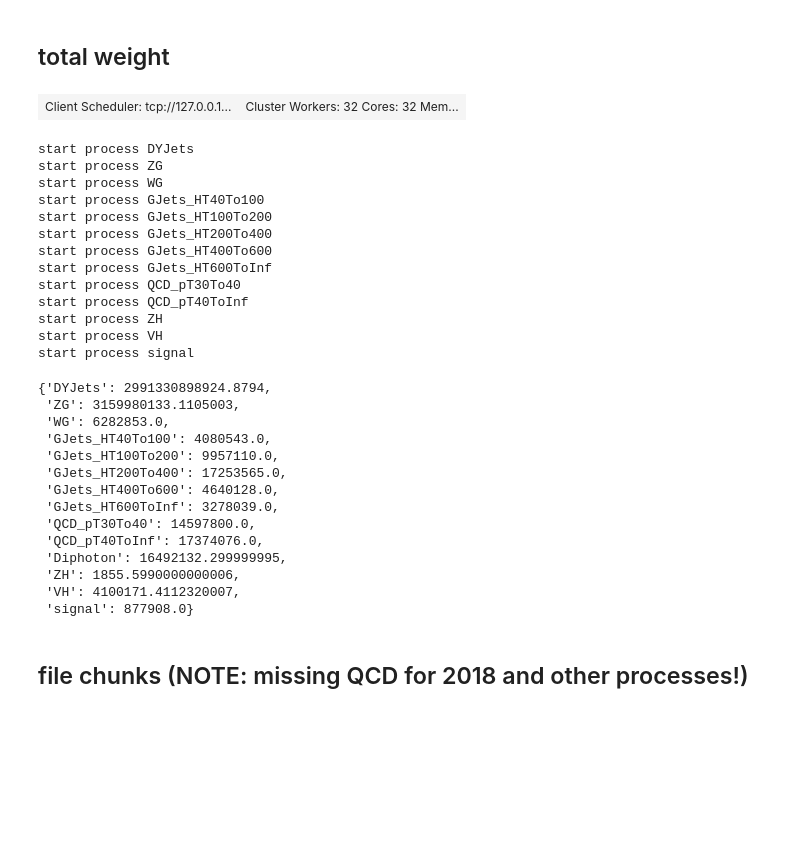
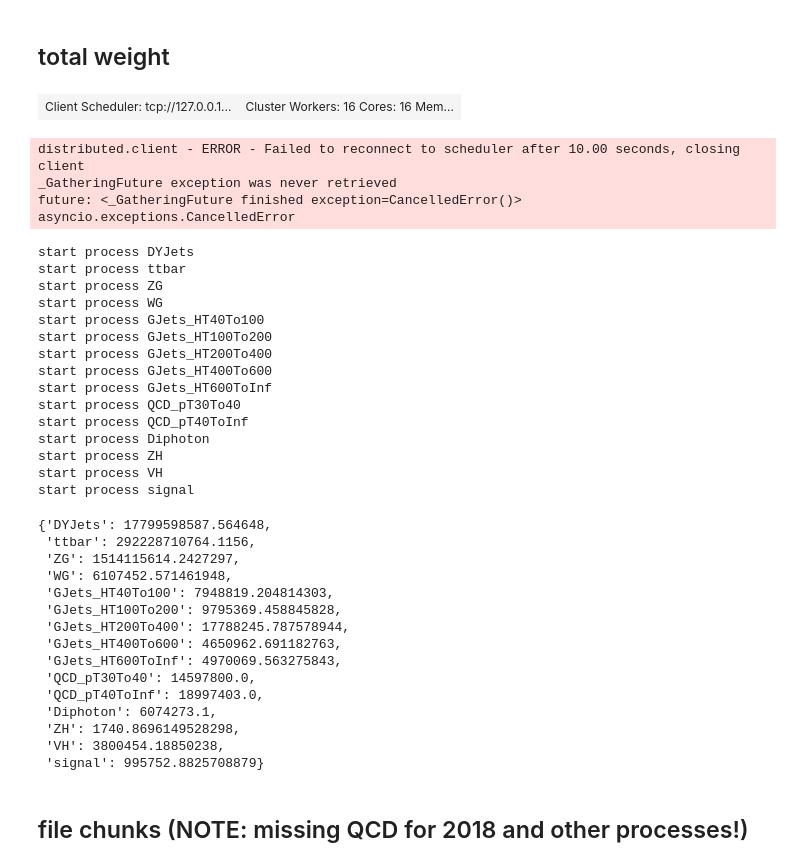
Before and after one commit to cmstas/HggAnalysisDev, a Jupyter notebook: Preselection/1_prepare_data.ipynb, the cells around one changed output. Cells and saved outputs as stored; diff of their text form; code cells hidden in the pictures; blank space fills up the shorter version.

```diff
--- a/Preselection/1_prepare_data.ipynb
+++ b/Preselection/1_prepare_data.ipynb
@@ -87,12 +67,17 @@ with open(filename, "w") as f:
 #client
 # %%
 from dask.distributed import Client
-client = Client(memory_limit='4GB', n_workers=32, threads_per_worker=1)
+client = Client(memory_limit='4GB', n_workers=16, threads_per_worker=1)
 client
 # %% [output]
-| Client Scheduler: tcp://127.0.0.1... | Cluster Workers: 32 Cores: 32 Mem... |
+| Client Scheduler: tcp://127.0.0.1... | Cluster Workers: 16 Cores: 16 Mem... |
 # %%
 client.shutdown()
+# %% [output]
+distributed.client - ERROR - Failed to reconnect to scheduler after 10.00 seconds, closing client
+_GatheringFuture exception was never retrieved
+future: <_GatheringFuture finished exception=CancelledError()>
+asyncio.exceptions.CancelledError
 # %%
 def get_totWeight(args):
     fname = args[0]
@@ -119,6 +104,7 @@ for key in chunks:
     results_w[key] = np.sum(np.array(results_local))
 # %% [output]
 start process DYJets
+start process ttbar
 start process ZG
 start process WG
 start process GJets_HT40To100
@@ -128,23 +114,25 @@ start process GJets_HT400To600
 start process GJets_HT600ToInf
 start process QCD_pT30To40
 start process QCD_pT40ToInf
+start process Diphoton
 start process ZH
 start process VH
 start process signal
 # %%
 results_w
 # %% [output]
-{'DYJets': 2991330898924.8794,
- 'ZG': 3159980133.1105003,
- 'WG': 6282853.0,
- 'GJets_HT40To100': 4080543.0,
- 'GJets_HT100To200': 9957110.0,
- 'GJets_HT200To400': 17253565.0,
- 'GJets_HT400To600': 4640128.0,
- 'GJets_HT600ToInf': 3278039.0,
+{'DYJets': 17799598587.564648,
+ 'ttbar': 292228710764.1156,
+ 'ZG': 1514115614.2427297,
+ 'WG': 6107452.571461948,
+ 'GJets_HT40To100': 7948819.204814303,
+ 'GJets_HT100To200': 9795369.458845828,
+ 'GJets_HT200To400': 17788245.787578944,
+ 'GJets_HT400To600': 4650962.691182763,
+ 'GJets_HT600ToInf': 4970069.563275843,
  'QCD_pT30To40': 14597800.0,
- 'QCD_pT40ToInf': 17374076.0,
- 'Diphoton': 16492132.299999995,
- 'ZH': 1855.5990000000006,
- 'VH': 4100171.4112320007,
- 'signal': 877908.0}
+ 'QCD_pT40ToInf': 18997403.0,
+ 'Diphoton': 6074273.1,
+ 'ZH': 1740.8696149528298,
+ 'VH': 3800454.18850238,
+ 'signal': 995752.8825708879}
```
Also changed, not shown: parts of 6 cells of this notebook, 2 other files.
